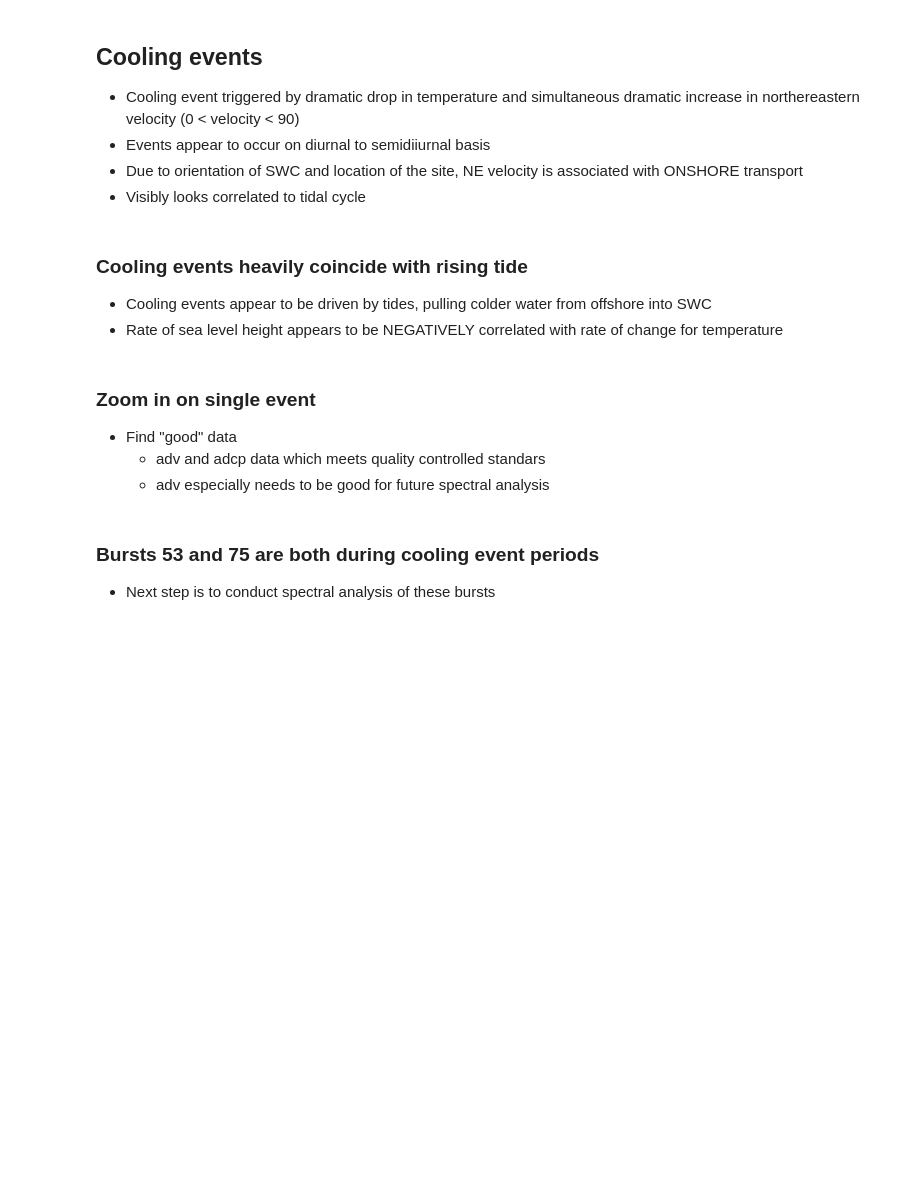
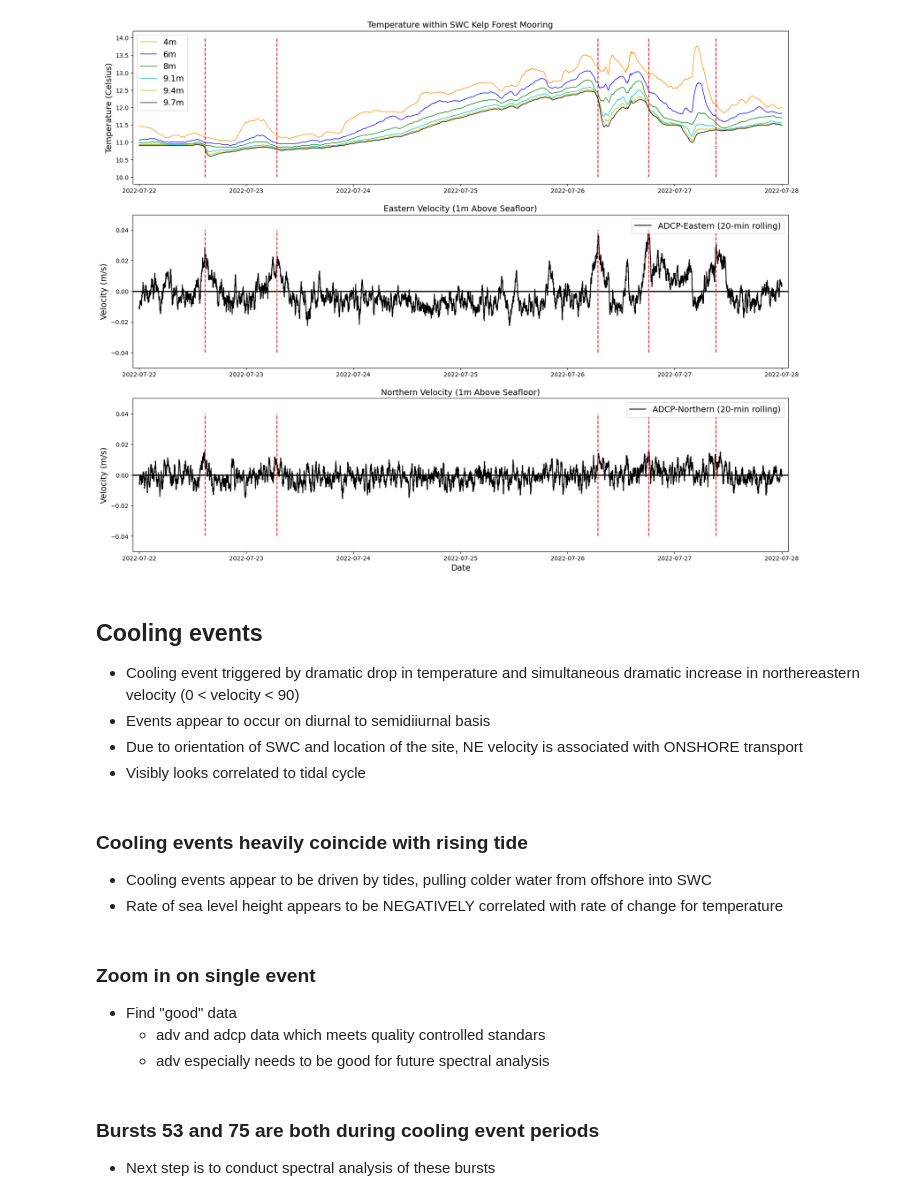
Before and after one commit to lagrady/Kelp-Forest-Hydrodynamics, a Jupyter notebook: notebooks/Cooling_events.ipynb, the cells around one changed output. Saved outputs shown, nothing was run; the diff lists cells and outputs as text; code cells hidden in the pictures; blank space fills up the shorter version.

```diff
--- a/notebooks/Cooling_events.ipynb
+++ b/notebooks/Cooling_events.ipynb
@@ -119,0 +103,14 @@ adv_10m_dep1 = adv1_10m.sel(time=slice('2022-08-02T09:40:00.000000000', '2022-08
+# %%
+temp20mRoll = temp.rolling(time=20).mean()
+adcp20mRoll = adcp1.isel(BinDist=1).rolling(time=20).mean()
+
+# Slice datasets by most limiting timeframe
+t1 = '2022-07-22T00:00:00.000000000'
+t2 = '2022-07-28T00:00:00.000000000'
+
+# Temperature
+tempSeg = temp20mRoll.sel(time=slice(t1, t2))
+
+# ADCP
+adcpSeg = adcp1.sel(time=slice(t1, t2))
+adcpSegRoll = adcp20mRoll.sel(time=slice(t1, t2)) #Rolling window for adcp data
@@ -120,3 +143,64 @@ adv_10m_dep1 = adv1_10m.sel(time=slice('2022-08-02T09:40:00.000000000', '2022-08
+# %%
+CEs = ceTimes.values[np.array((0,3,6))]
+# %%
+# TEMPERATURE
+plt.figure(figsize = (20,16))
+
+plt.subplot(311)
+#plt.plot(tempSeg.time, tempSeg.Temperature.isel(depth=0), 'r-', lw = 1)
+plt.plot(tempSeg.time, tempSeg.Temperature.isel(depth=1), 'darkorange', lw = 1)
+plt.plot(tempSeg.time, tempSeg.Temperature.isel(depth=2), 'b-', lw = 1)
+plt.plot(tempSeg.time, tempSeg.Temperature.isel(depth=3), 'g-', lw = 1)
+plt.plot(tempSeg.time, tempSeg.Temperature.isel(depth=4), 'c-', lw = 1)
+plt.plot(tempSeg.time, tempSeg.Temperature.isel(depth=5), 'y-', lw = 1)
+plt.plot(tempSeg.time, tempSeg.Temperature.isel(depth=6), 'k-', lw = 1)
+
+plt.ylabel("Temperature (Celsius)", fontsize=14)
+plt.margins(x=.01)
+#plt.axvline(x = ceTimes[0].values, c = 'black', lw = 2)
+#plt.axvline(x = ceTimes[1].values, c = 'black', lw = 2)
+plt.vlines(x = CEs, ymin = 10, ymax = 14, colors='red', linestyles='dashed', label='Cooling Events')
+plt.title('Temperature within SWC Kelp Forest Mooring', fontsize=14)
+plt.legend(['4m','6m','8m','9.1m', '9.4m', '9.7m'], loc = 'upper left', fontsize=14)
+#=================================================================================================
+# Eastern Velocity
+plt.subplot(312)
+#plt.plot(adcpSeg.time, adcpSeg.East.isel(BinDist=1), '.r', label = 'ADCP-Eastern')
+plt.plot(adcpSegRoll.time, adcpSegRoll.East,'-k', label = 'ADCP-Eastern (20-min rolling)')
+plt.ylim(-.05,.05)
+plt.legend(loc = 'upper right', fontsize=14)
+plt.axhline(y=0, c='black', lw=2)
+plt.vlines(x = CEs, ymin = -.04, ymax = .04, colors='red', linestyles='dashed', label='Cooling Events')
+plt.margins(x=.01)
+plt.ylabel('Velocity (m/s)', fontsize=14)
+plt.title('Eastern Velocity (1m Above Seafloor)', fontsize=14)
+#=================================================================================================
+# Northern Velocity
+plt.subplot(313)
+#plt.plot(adcpSeg.time, adcpSeg.North.isel(BinDist=1), '.r', label = 'ADCP-Northern')
+plt.plot(adcpSegRoll.time, adcpSegRoll.North,'-k', label = 'ADCP-Northern (20-min rolling)')
+plt.ylim(-.05,.05)
+plt.legend(loc = 'upper right', fontsize=14)
+plt.axhline(y=0, c='black', lw=2)
+plt.vlines(x = CEs, ymin = -.04, ymax = .04, colors='red', linestyles='dashed', label='Cooling Events')
+plt.margins(x=.01)
+plt.ylabel('Velocity (m/s)', fontsize=14)
+plt.xlabel('Date', fontsize = 14)
+plt.title('Northern Velocity (1m Above Seafloor)', fontsize=14)
+#=================================================================================================
+# Velocity direction
+#plt.subplot(414)
+#plt.plot(adcp_10mroll_dep1.time, adcp_10mroll_dep1.Direction,'-k', label = 'ADCP-Velocity Direction (10-min rolling)')
+#plt.plot(adv_10m_dep1.time, adv_10m_dep1.CDIR, '.b', label = 'ADV-Velocity Direction (1-min average)')
+#plt.legend(loc = 'upper right')
+#plt.margins(x=.01)
+#plt.ylabel('Direction (Degrees)')
+#plt.xlabel('Date')
+#plt.title('Velocity direction (1m Above Seafloor)')
+
+plt.savefig('Plots/0722_0728_CEs.png')
+# %% [output]
+[figure, added]
 # %% [markdown]
 ## Cooling events
 - Cooling event triggered by dramatic drop in temperature and simultaneous dramatic increase in northereastern velocity (0 < velocity < 90)
```
Also changed, not shown: parts of 8 cells of this notebook, 1 other file.
